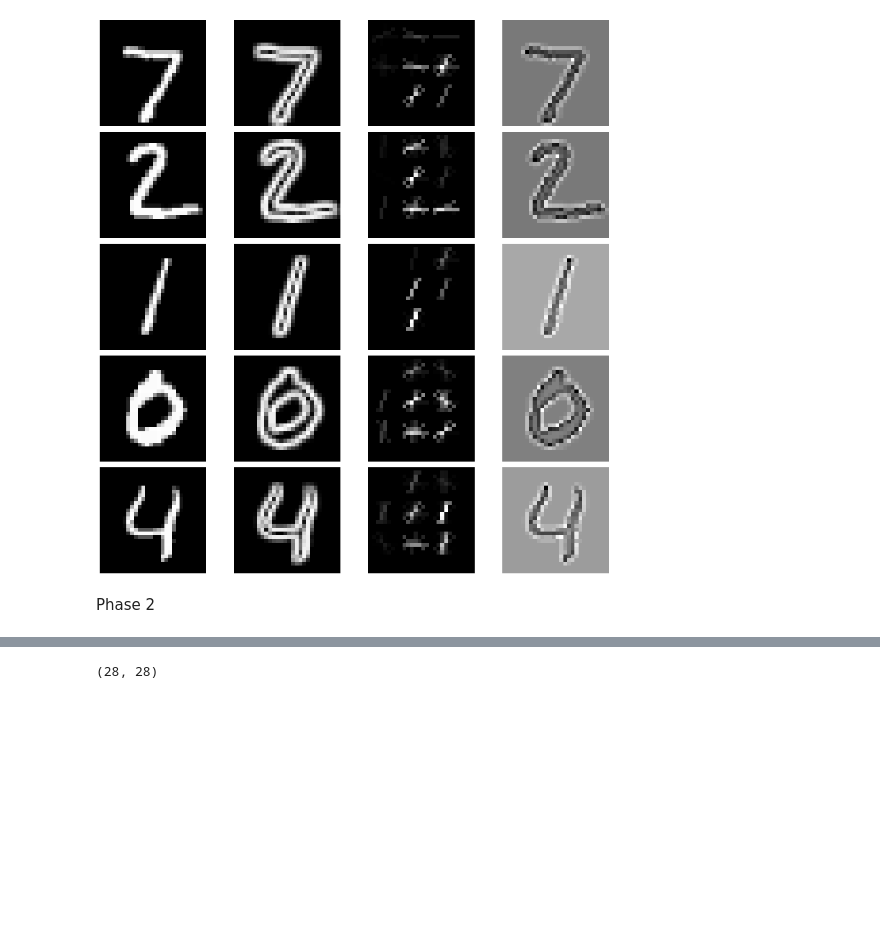
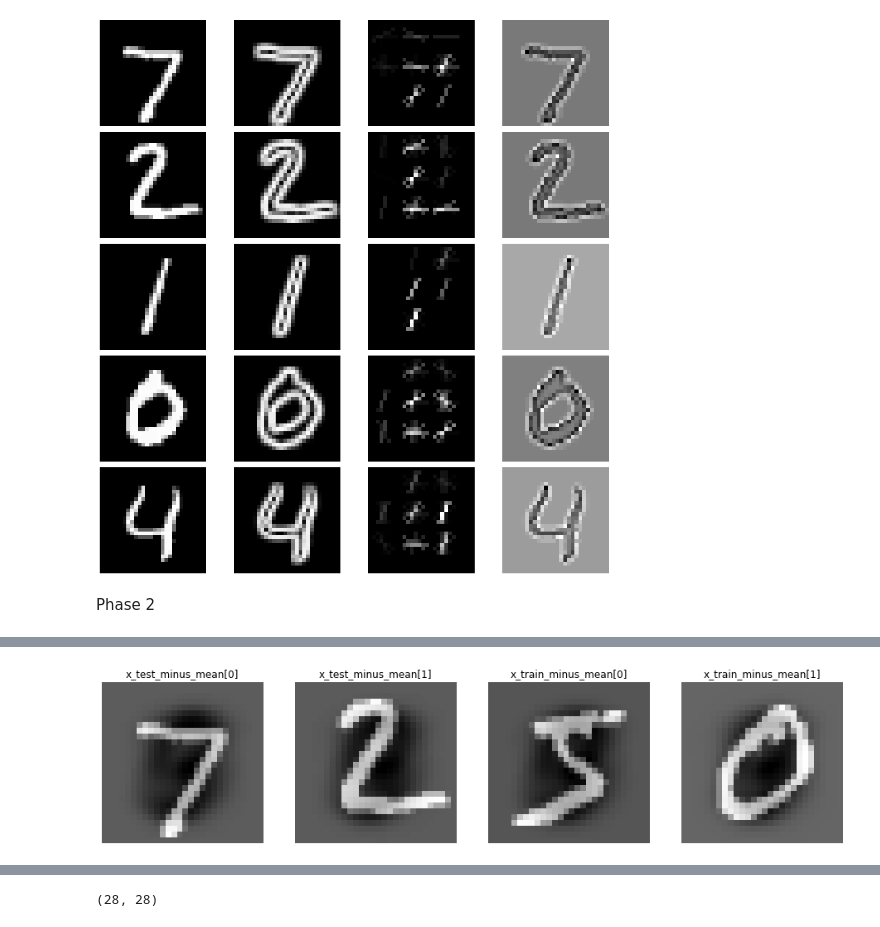
Before and after one commit to Benyamin-Asadi/decision-tree-svm, a Jupyter notebook: P2.ipynb, the cells around one changed output, grey strips where cells are left out. Cells and saved outputs as stored; diff of their text form; code cells hidden in the pictures; blank space fills up the shorter version.

```diff
--- a/P2.ipynb
+++ b/P2.ipynb
@@ -326,0 +358,32 @@ Phase 2
+# %%
+x_test_minus_mean = x_test - average_image
+x_train_minus_mean = x_train - average_image
+centered_images = x_combined - average_image
+
+
+plt.figure(figsize=(16, 4))
+
+plt.subplot(1, 4, 1)
+plt.imshow(x_test_minus_mean[0], cmap='gray')
+plt.title('x_test_minus_mean[0]')
+plt.axis('off')
+
+plt.subplot(1, 4, 2)
+plt.imshow(x_test_minus_mean[1], cmap='gray')
+plt.title('x_test_minus_mean[1]')
+plt.axis('off')
+
+plt.subplot(1, 4, 3)
+plt.imshow(x_train_minus_mean[0], cmap='gray')
+plt.title('x_train_minus_mean[0]')
+plt.axis('off')
+
+plt.subplot(1, 4, 4)
+plt.imshow(x_train_minus_mean[1], cmap='gray')
+plt.title('x_train_minus_mean[1]')
+plt.axis('off')
+
+
+plt.show()
+# %% [output]
+[figure, added]
```
Also changed, not shown: parts of 5 cells of this notebook.
